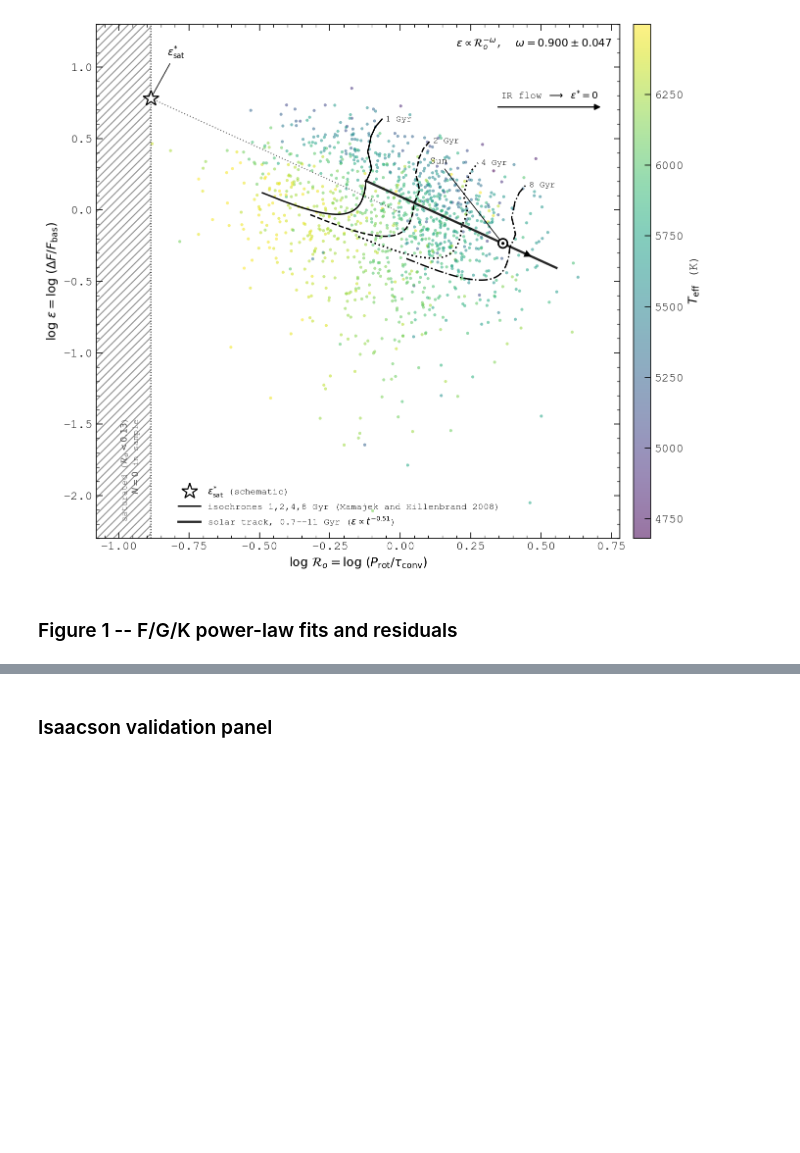
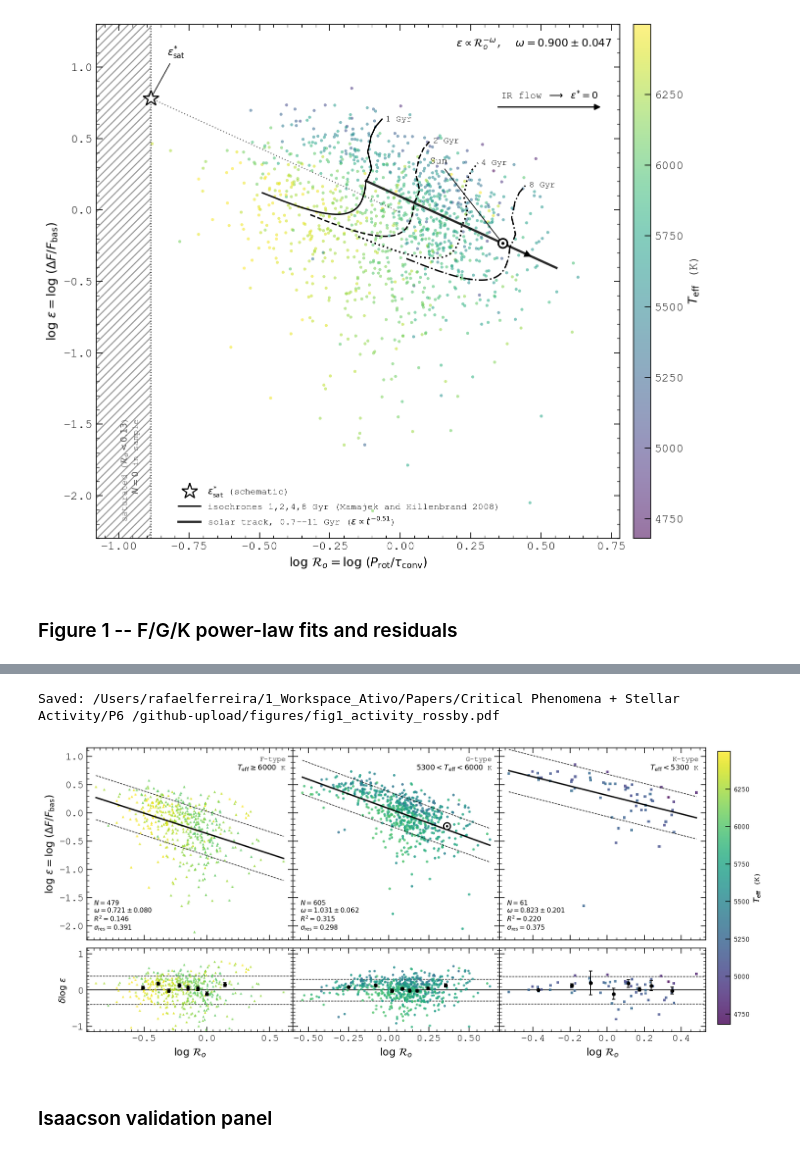
Before and after one commit to rrf-astro/Renormalization-Group-Framework-for-the-Basal-Chromospheric-Flux-in-FGK-stars, a Jupyter notebook: notebooks/data_pipeline.ipynb, the cells around one changed output, grey strips where cells are left out. Drawn from its saved outputs; the diff is of its cells as text; code cells hidden in the pictures; blank space fills up the shorter version.

```diff
--- a/notebooks/data_pipeline.ipynb
+++ b/notebooks/data_pipeline.ipynb
@@ -2108,3 +2034,81 @@ Saved: /Users/rafaelferreira/1_Workspace_Ativo/Papers/Critical Phenomena + Stell
+# %%
+# ============================================================
+# FIGURE 1 -- SPECTRAL-BAND POWER-LAW FITS AND RESIDUALS
+# ============================================================
+
+
+
+_FIG1_BANDS = {"F": (6000, 7500, "F-type\n$T_{\\rm eff}\\geq6000$ K"),
+               "G": (5300, 6000, "G-type\n$5300<T_{\\rm eff}<6000$ K"),
+               "K": (3800, 5300, "K-type\n$T_{\\rm eff}<5300$ K")}
+_MK = {"F": "^", "G": "o", "K": "s"}
+
+fig1, axes = plt.subplots(2, 3, figsize=(13, 6), sharex="col", sharey="row",
+                          gridspec_kw=dict(height_ratios=[2.3, 1.0], hspace=0.06, wspace=0.0))
+
+_TEFF_VMIN, _TEFF_VMAX = 4680, 6499   # actual sample range (4680-6499 K), matches Figure 2
+_CMAP = "viridis"
+_sc1 = None
+
+for k, (b, (lo, hi, ttl)) in enumerate(_FIG1_BANDS.items()):
+    s = SAMPLE[(SAMPLE.Teff >= lo) & (SAMPLE.Teff < hi)]
+    w, we = band_fit[b]["omega"], band_fit[b]["err"]
+    lc, r2 = AUX[f"logC_{b}"], band_fit[b]["R2"]
+    sig = AUX[f"sigma_res_{b}"]
+    ax, axr = axes[0, k], axes[1, k]
+
+    _sc1 = ax.scatter(s.log_Ro, s.log_epsilon, c=s.Teff, cmap=_CMAP, vmin=_TEFF_VMIN, vmax=_TEFF_VMAX,
+                       marker=_MK[b], s=9, alpha=0.8, linewidths=0, rasterized=True, zorder=3)
+    xx = np.linspace(s.log_Ro.min(), s.log_Ro.max(), 50)
+    ax.plot(xx, lc - w * xx, color="black", lw=1.6, zorder=5)
+    ax.plot(xx, lc - w * xx + sig, color="black", lw=0.7, ls="--", zorder=5)
+    ax.plot(xx, lc - w * xx - sig, color="black", lw=0.7, ls="--", zorder=5)
+    if b == "G":
+        ax.plot([SUN_ROW.log_Ro], [SUN_ROW.log_epsilon], marker="o", ms=8, mfc="white",
+                mec="black", mew=1.4, ls="none", zorder=8)
+        ax.plot([SUN_ROW.log_Ro], [SUN_ROW.log_epsilon], marker=".", ms=3.5, color="black",
+                ls="none", zorder=9)
+    ax.text(0.965, 0.955, ttl, transform=ax.transAxes, fontsize=8.6, va="top", ha="right")
+    ax.text(0.035, 0.045,
+            "$N=%d$\n$\\omega=%.3f\\pm%.3f$\n$R^2=%.3f$\n$\\sigma_{\\rm res}=%.3f$" % (
+                band_fit[b]["N"], w, we, r2, sig),
+            transform=ax.transAxes, fontsize=7.6, va="bottom", ha="left")
+    ax.set_ylim(-2.25, 1.15)
+
+    res = s.log_epsilon - (lc - w * s.log_Ro)
+    axr.scatter(s.log_Ro, res, c=s.Teff, cmap=_CMAP, vmin=_TEFF_VMIN, vmax=_TEFF_VMAX,
+                marker=_MK[b], s=8, alpha=0.8, linewidths=0, rasterized=True, zorder=3)
+    qq = np.nanpercentile(s.log_Ro, np.linspace(0, 100, 9))
+    lab = pd.cut(s.log_Ro, qq, include_lowest=True)
+    bmed = res.groupby(lab, observed=True).median()
+    bx = s.log_Ro.groupby(lab, observed=True).median()
+    bse = res.groupby(lab, observed=True).sem()
+    axr.errorbar(bx, bmed, yerr=bse, fmt="o", ms=3.5, color="black", elinewidth=0.9, capsize=2, zorder=6)
+    axr.axhline(0.0, color="black", lw=0.9)
+    axr.axhline(+sig, color="black", lw=0.7, ls="--")
+    axr.axhline(-sig, color="black", lw=0.7, ls="--")
+    axr.set_ylim(-1.15, 1.15)
+    axr.set_xlabel(r"$\log\,\mathcal{R}_o$")
+    for a in (ax, axr):
+        a.xaxis.set_minor_locator(mpl.ticker.MultipleLocator(0.05))
+        a.yaxis.set_minor_locator(mpl.ticker.MultipleLocator(0.1))
+        if k > 0:
+            a.tick_params(labelleft=False)
+    if k == 0:
+        ax.set_ylabel(r"$\log\,\varepsilon=\log\,(\Delta F/F_\mathrm{bas})$")
+        axr.set_ylabel(r"$\delta\log\,\varepsilon$", fontsize=10)
+
+    fig1.subplots_adjust(right=0.90)
+    cax = fig1.add_axes([0.915, 0.13, 0.016, 0.74])
+    cb1 = fig1.colorbar(_sc1, cax=cax)
+    cb1.set_label(r"$T_{\rm eff}$ (K)", fontsize=9)
+    cb1.ax.tick_params(labelsize=8)
+
+save_figure(fig1, "fig1_activity_rossby")
+plt.show(fig1)
+# %% [output]
+Saved: /Users/rafaelferreira/1_Workspace_Ativo/Papers/Critical Phenomena + Stellar Activity/P6 /github-upload/figures/fig1_activity_rossby.pdf
+[figure, added]
 # %% [markdown]
 ### Isaacson validation panel
 # %%
```
Also changed, not shown: parts of 5 cells of this notebook, 4 other files.
